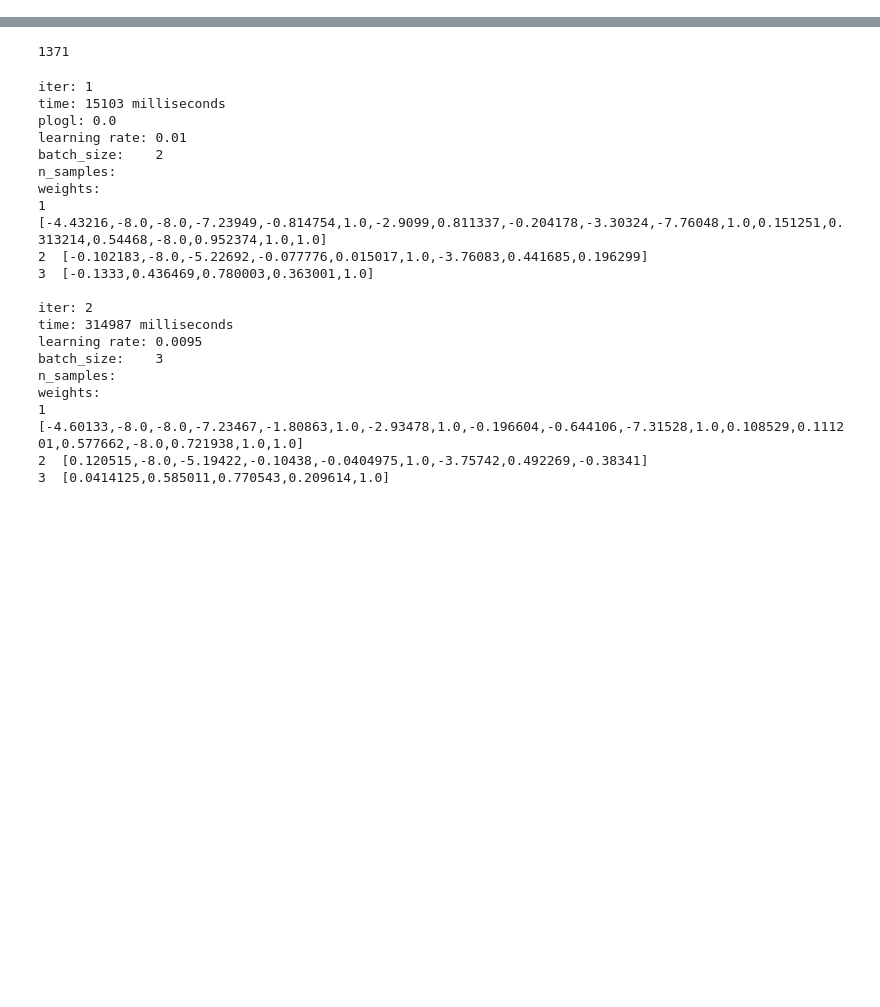
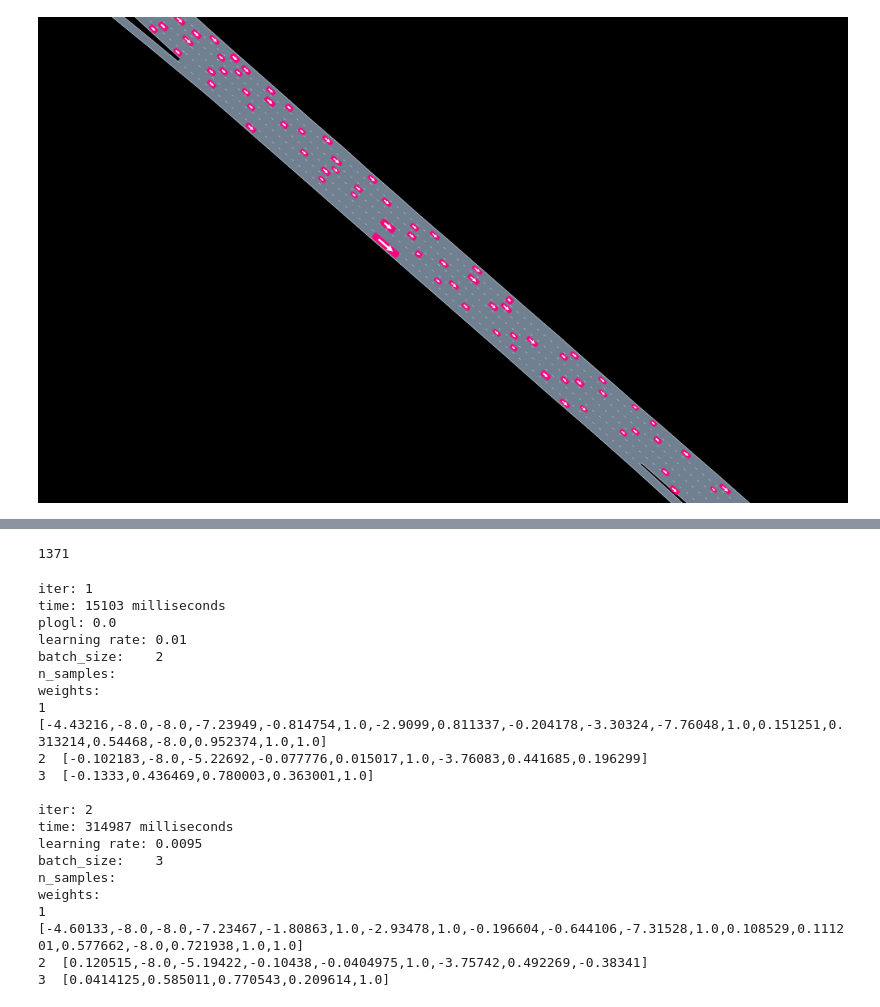
Before and after one commit to tawheeler/AutoScenes.jl, a Jupyter notebook: docs/AutoScenes.ipynb, the cells around one changed output, grey strips where cells are left out. Saved outputs shown, nothing was run; the diff lists cells and outputs as text; code cells hidden in the pictures; blank space fills up the shorter version.

```diff
--- a/docs/AutoScenes.ipynb
+++ b/docs/AutoScenes.ipynb
@@ -7,4 +8,9 @@ using NGSIM
 INFO: Recompiling stale cache file /home/tim/.julia/lib/v0.5/AutoScenes.ji for module AutoScenes.
 # %%
-trajdata = load_trajdata(4)
-scene = get!(Scene(), trajdata, 4000);
+trajdata_id = 1
+roadway = get_corresponding_roadway(trajdata_id)
+trajdata = load_trajdata(trajdata_id)
+scene = get!(Scene(200), trajdata, 4000)
+render(scene, roadway)
+# %% [output]
+[figure, added]
```
Also changed, not shown: parts of 7 cells of this notebook, 2 other files.
